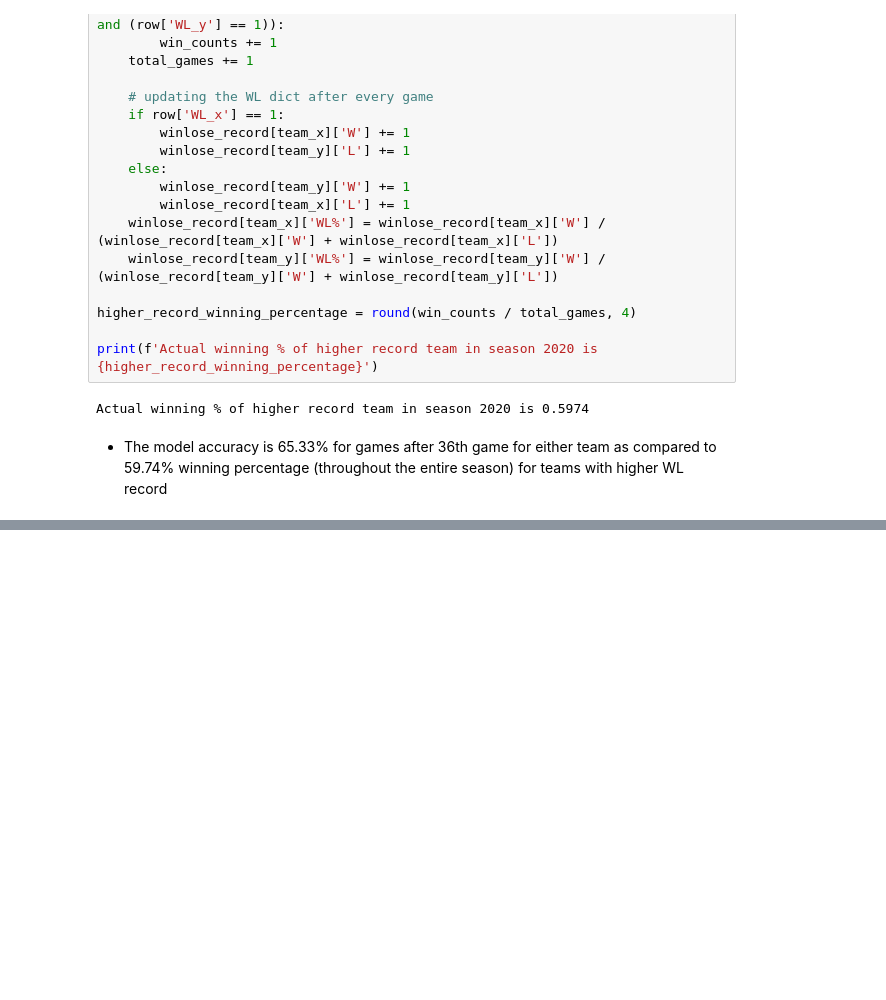
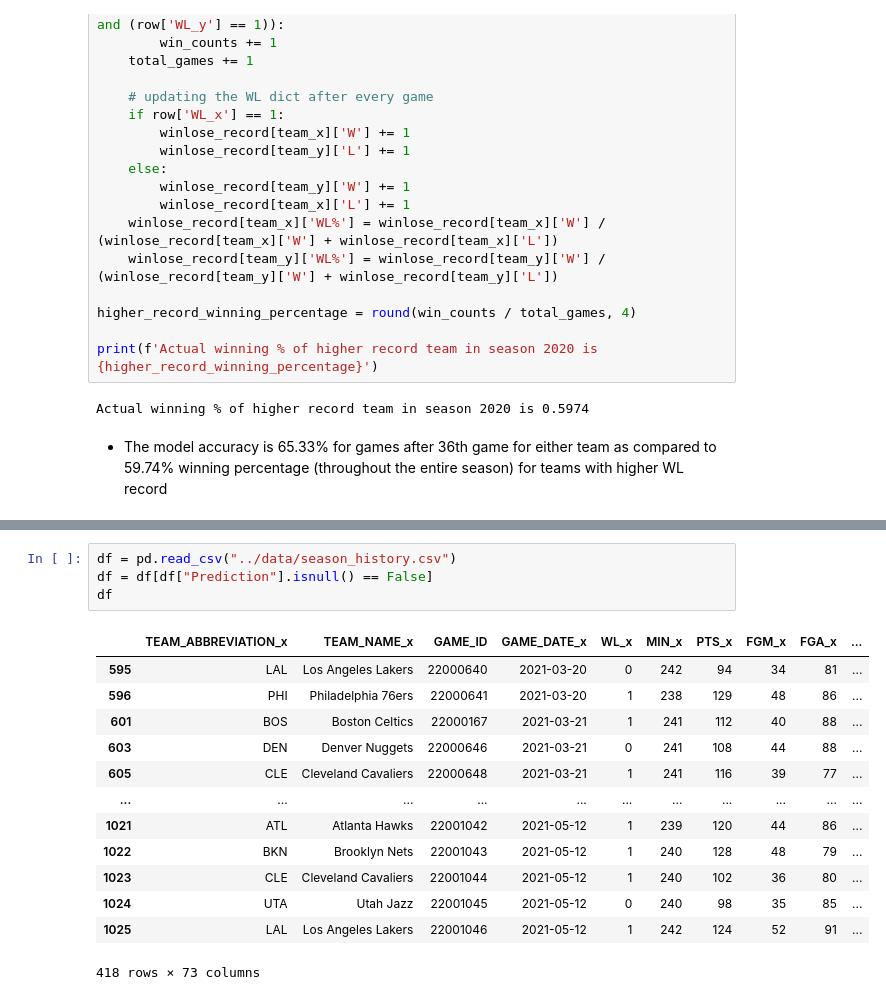
Before and after one commit to sszh1904/NBA_Match_Prediction, a Jupyter notebook: notebook/model.ipynb, the cells around one changed output, grey strips where cells are left out. Cells and saved outputs as stored; diff of their text form; blank space fills up the shorter version.

Commit message:
Added performance test for season history in model nb

```diff
--- a/notebook/model.ipynb
+++ b/notebook/model.ipynb
@@ -807,0 +815,18 @@ Actual winning % of higher record team in season 2020 is 0.5974
+# %%
+df = pd.read_csv("../data/season_history.csv")
+df = df[df["Prediction"].isnull() == False]
+df
+# %% [output]
+|  | TEAM_ABBREVIATION_x | TEAM_NAME_x | GAME_ID | GAME_DATE_x | WL_x | MIN_x | PTS_x | FGM_x | FGA_x | ... |
+| 595 | LAL | Los Angeles Lakers | 22000640 | 2021-03-20 | 0 | 242 | 94 | 34 | 81 | ... |
+| 596 | PHI | Philadelphia 76ers | 22000641 | 2021-03-20 | 1 | 238 | 129 | 48 | 86 | ... |
+| 601 | BOS | Boston Celtics | 22000167 | 2021-03-21 | 1 | 241 | 112 | 40 | 88 | ... |
+| 603 | DEN | Denver Nuggets | 22000646 | 2021-03-21 | 0 | 241 | 108 | 44 | 88 | ... |
+| 605 | CLE | Cleveland Cavaliers | 22000648 | 2021-03-21 | 1 | 241 | 116 | 39 | 77 | ... |
+| ... | ... | ... | ... | ... | ... | ... | ... | ... | ... | ... |
+| 1021 | ATL | Atlanta Hawks | 22001042 | 2021-05-12 | 1 | 239 | 120 | 44 | 86 | ... |
+| 1022 | BKN | Brooklyn Nets | 22001043 | 2021-05-12 | 1 | 240 | 128 | 48 | 79 | ... |
+| 1023 | CLE | Cleveland Cavaliers | 22001044 | 2021-05-12 | 1 | 240 | 102 | 36 | 80 | ... |
+| 1024 | UTA | Utah Jazz | 22001045 | 2021-05-12 | 0 | 240 | 98 | 35 | 85 | ... |
+| 1025 | LAL | Los Angeles Lakers | 22001046 | 2021-05-12 | 1 | 242 | 124 | 52 | 91 | ... |
+418 rows × 73 columns
```
Also changed, not shown: parts of 2 cells of this notebook.
